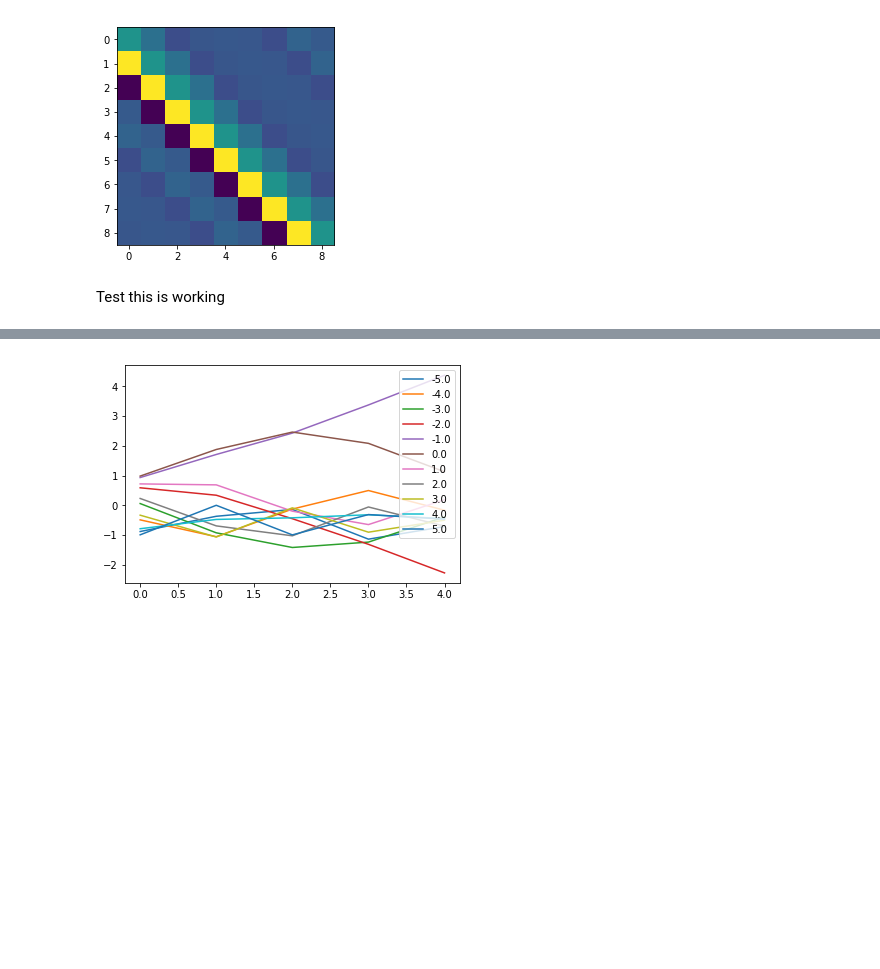
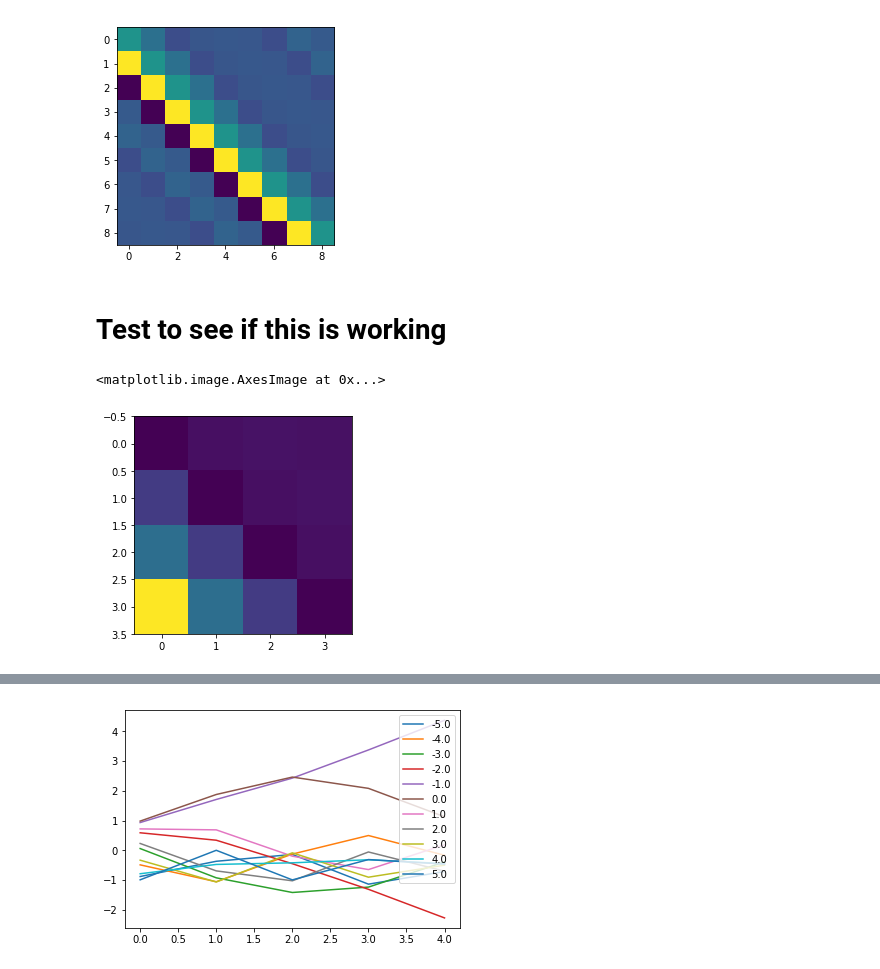
Before and after one commit to jamontanac/Tesis_Master, a Jupyter notebook: XY_model/Fourier_diagonalization/Intento_09_09_19.ipynb, the cells around one changed output, grey strips where cells are left out. Drawn from its saved outputs; the diff is of its cells as text; code cells hidden in the pictures; blank space fills up the shorter version.

```diff
--- a/XY_model/Fourier_diagonalization/Intento_09_09_19.ipynb
+++ b/XY_model/Fourier_diagonalization/Intento_09_09_19.ipynb
@@ -163,7 +163,7 @@ a.shape
 (9, 9)
 [figure]
 # %% [markdown]
-Test this is working
+# Test to see if this is working
 # %%
 for size in range(1,12):
     for testing in range(1000):
@@ -171,4 +171,4 @@ for size in range(1,12):
             print(testing,size)
             print("-"*40)
 # %%
-take_portion_of_matrix(Create_circulant(Fourier_theoric(np.ones((N_size-1)//2 +1))),1).shape
+test=take_portion_of_matrix(Create_circulant(Fourier_theoric(np.ones((N_size-1)//2 +1))),4)
@@ -176,0 +175,7 @@ test[0:12,5]
+# %%
+A,D,B=np.linalg.svd(test)
+# %%
+plt.imshow(A@(np.eye(4)*D)@B)
+# %% [output]
+<matplotlib.image.AxesImage at 0x...>
+[figure, added]
```
Also changed, not shown: parts of 2 cells of this notebook.
